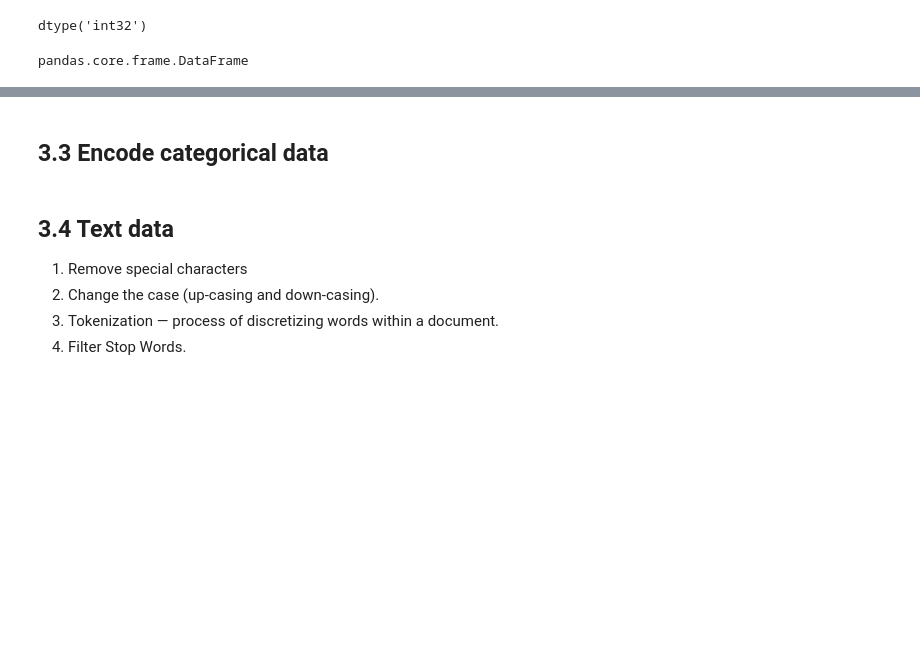
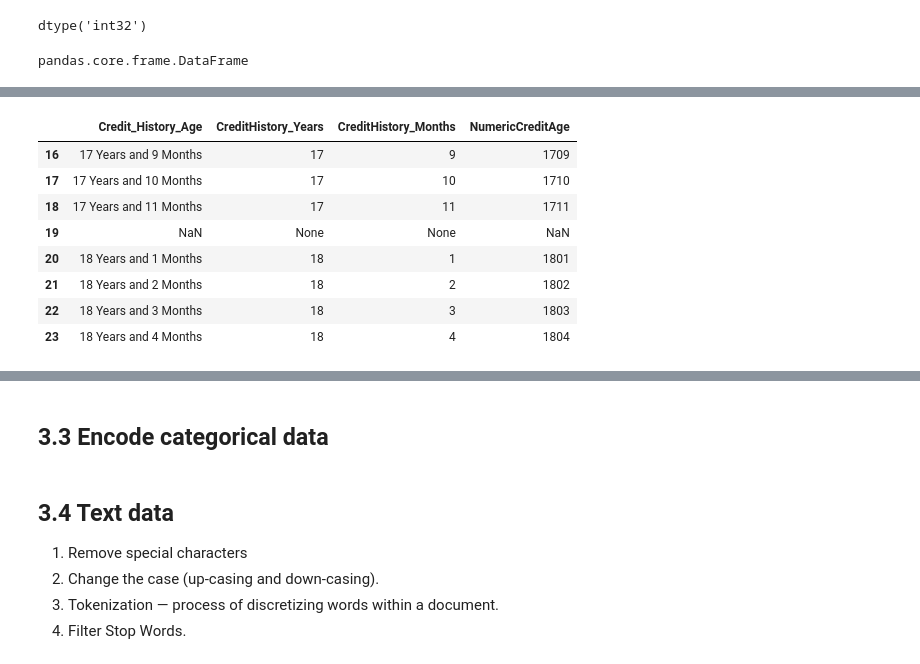
Before and after one commit to taruchit/BITS, a Jupyter notebook: IDS/notebook8422a7b175.ipynb, the cells around one changed output, grey strips where cells are left out. Drawn from its saved outputs; the diff is of its cells as text; code cells hidden in the pictures; blank space fills up the shorter version.

```diff
--- a/IDS/notebook8422a7b175.ipynb
+++ b/IDS/notebook8422a7b175.ipynb
@@ -4348,0 +4389,14 @@ pandas.core.frame.DataFrame
+# %%
+creditBackup_df['NumericCreditAge']=creditBackup_df['CreditHistory_Years']*100+creditBackup_df['CreditHistory_Months']
+# %%
+creditBackup_df.loc[creditBackup_df['Customer_ID']=="CUS_0x2dbc", ["Credit_History_Age","CreditHistory_Years","CreditHistory_Months","NumericCreditAge"]]
+# %% [output]
+|  | Credit_History_Age | CreditHistory_Years | CreditHistory_Months | NumericCreditAge |
+| 16 | 17 Years and 9 Months | 17 | 9 | 1709 |
+| 17 | 17 Years and 10 Months | 17 | 10 | 1710 |
+| 18 | 17 Years and 11 Months | 17 | 11 | 1711 |
+| 19 | NaN | None | None | NaN |
+| 20 | 18 Years and 1 Months | 18 | 1 | 1801 |
+| 21 | 18 Years and 2 Months | 18 | 2 | 1802 |
+| 22 | 18 Years and 3 Months | 18 | 3 | 1803 |
+| 23 | 18 Years and 4 Months | 18 | 4 | 1804 |
```
Also changed, not shown: parts of 89 cells of this notebook.
